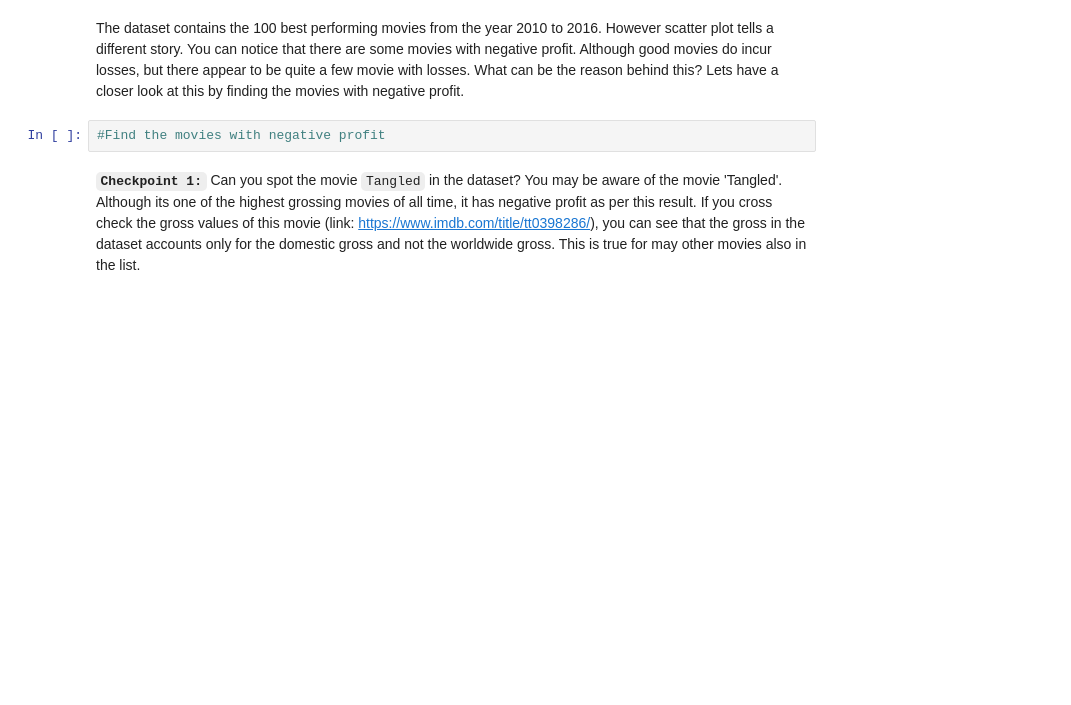
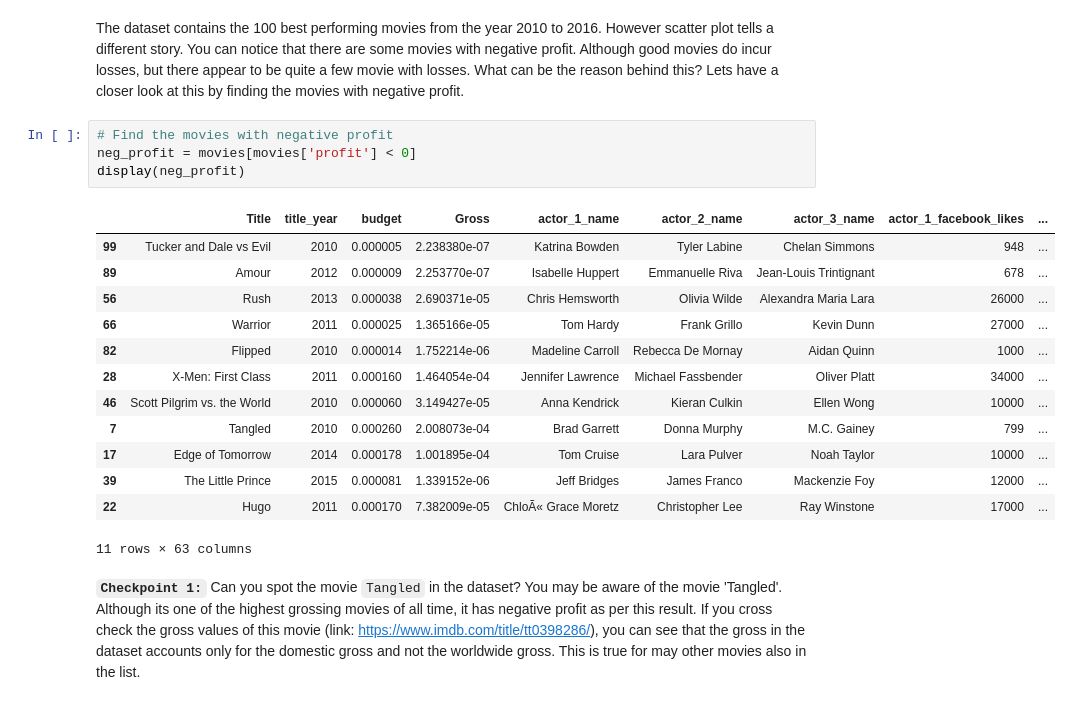
Before and after one commit to tirupari57/AI-Course, a Jupyter notebook: notebooks/visualization_imdb/IMDb+Movie+Assignment.ipynb, the cells around one changed output. Cells and saved outputs as stored; diff of their text form; blank space fills up the shorter version.

```diff
--- a/notebooks/visualization_imdb/IMDb+Movie+Assignment.ipynb
+++ b/notebooks/visualization_imdb/IMDb+Movie+Assignment.ipynb
@@ -65,7 +205,23 @@ These numbers in the `budget` and `gross` are too big, compromising its readabil
 # %% [markdown]
 The dataset contains the 100 best performing movies from the year 2010 to 2016. However scatter plot tells a different story. You can notice that there are some movies with negative profit. Although good movies do incur losses, but there appear to be quite a few movie with losses. What can be the reason behind this? Lets have a closer look at this by finding the movies with negative profit.
 # %%
-#Find the movies with negative profit
+# Find the movies with negative profit
+neg_profit = movies[movies['profit'] < 0]
+display(neg_profit)
+# %% [output]
+|  | Title | title_year | budget | Gross | actor_1_name | actor_2_name | actor_3_name | actor_1_facebook_likes | ... |
+| 99 | Tucker and Dale vs Evil | 2010 | 0.000005 | 2.238380e-07 | Katrina Bowden | Tyler Labine | Chelan Simmons | 948 | ... |
+| 89 | Amour | 2012 | 0.000009 | 2.253770e-07 | Isabelle Huppert | Emmanuelle Riva | Jean-Louis Trintignant | 678 | ... |
+| 56 | Rush | 2013 | 0.000038 | 2.690371e-05 | Chris Hemsworth | Olivia Wilde | Alexandra Maria Lara | 26000 | ... |
+| 66 | Warrior | 2011 | 0.000025 | 1.365166e-05 | Tom Hardy | Frank Grillo | Kevin Dunn | 27000 | ... |
+| 82 | Flipped | 2010 | 0.000014 | 1.752214e-06 | Madeline Carroll | Rebecca De Mornay | Aidan Quinn | 1000 | ... |
+| 28 | X-Men: First Class | 2011 | 0.000160 | 1.464054e-04 | Jennifer Lawrence | Michael Fassbender | Oliver Platt | 34000 | ... |
+| 46 | Scott Pilgrim vs. the World | 2010 | 0.000060 | 3.149427e-05 | Anna Kendrick | Kieran Culkin | Ellen Wong | 10000 | ... |
+| 7 | Tangled | 2010 | 0.000260 | 2.008073e-04 | Brad Garrett | Donna Murphy | M.C. Gainey | 799 | ... |
+| 17 | Edge of Tomorrow | 2014 | 0.000178 | 1.001895e-04 | Tom Cruise | Lara Pulver | Noah Taylor | 10000 | ... |
+| 39 | The Little Prince | 2015 | 0.000081 | 1.339152e-06 | Jeff Bridges | James Franco | Mackenzie Foy | 12000 | ... |
+| 22 | Hugo | 2011 | 0.000170 | 7.382009e-05 | ChloÃ« Grace Moretz | Christopher Lee | Ray Winstone | 17000 | ... |
+11 rows × 63 columns
 # %% [markdown]
 **`Checkpoint 1:`** Can you spot the movie `Tangled` in the dataset? You may be aware of the movie 'Tangled'. Although its one of the highest grossing movies of all time, it has negative profit as per this result. If you cross check the gross values of this movie (link: https://www.imdb.com/title/tt0398286/), you can see that the gross in the dataset accounts only for the domestic gross and not the worldwide gross. This is true for may other movies also in the list.
 # %% [markdown]
```
Also changed, not shown: parts of 13 cells of this notebook.
